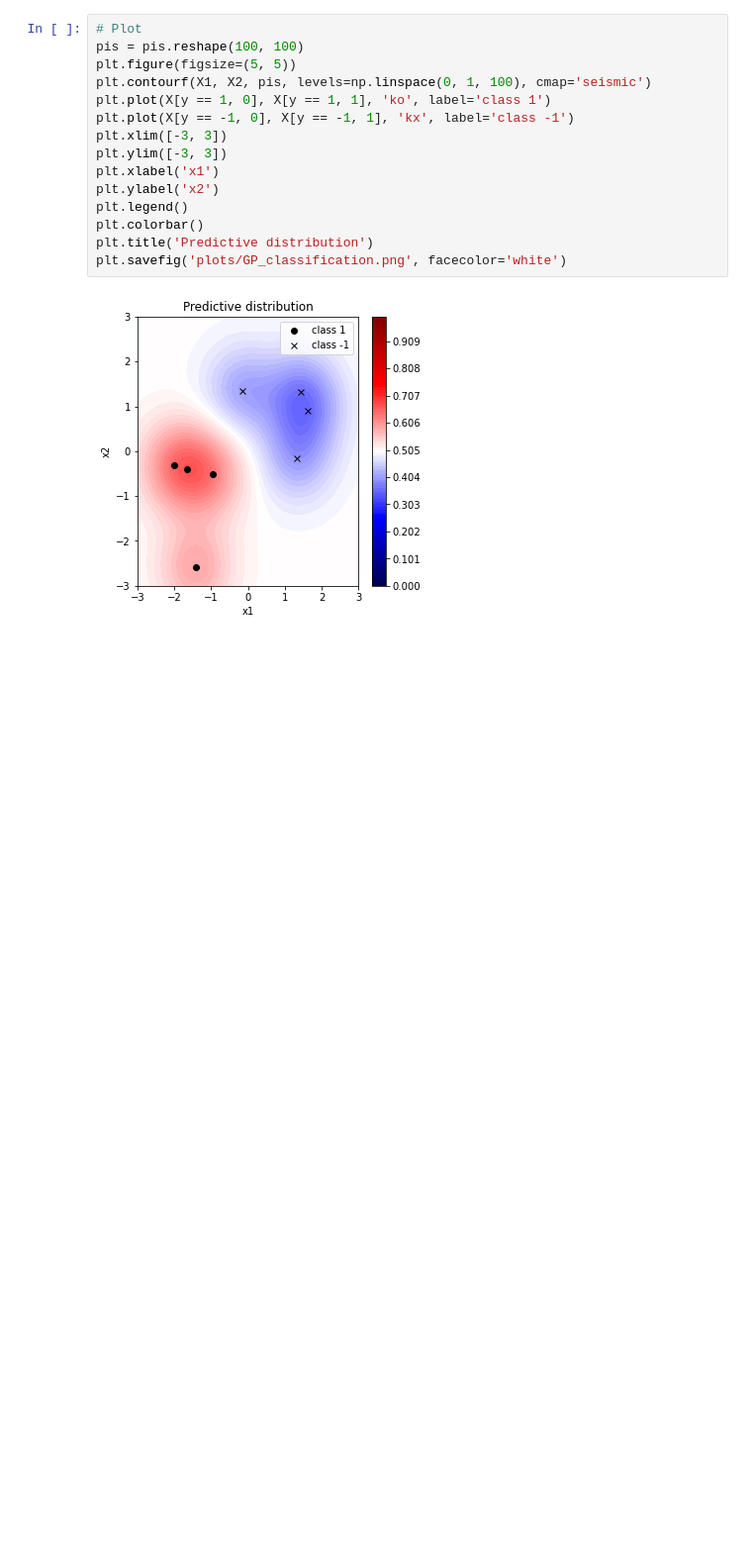
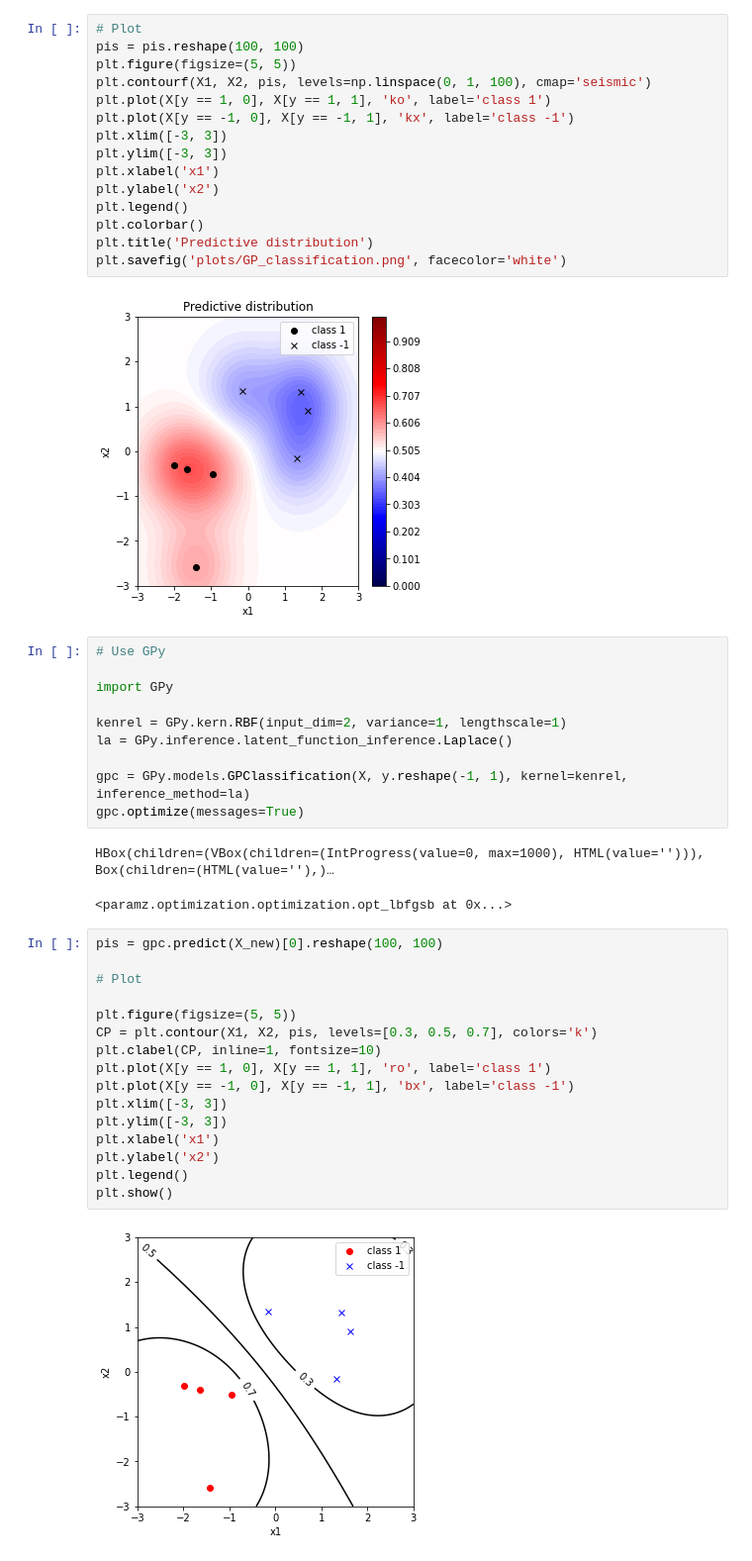
Before and after one commit to ddangchani/Supplements, a Jupyter notebook: Statistical Learning/GP classification.ipynb, the cells around one changed output. Shown: that part at 99% size. Drawn from its saved outputs; the diff is of its cells as text; blank space fills up the shorter version.

```diff
--- a/Statistical Learning/GP classification.ipynb
+++ b/Statistical Learning/GP classification.ipynb
@@ -121,3 +123,34 @@ plt.title('Predictive distribution')
 plt.savefig('plots/GP_classification.png', facecolor='white')
 # %% [output]
 [figure]
+# %%
+# Use GPy
+
+import GPy
+
+kenrel = GPy.kern.RBF(input_dim=2, variance=1, lengthscale=1)
+la = GPy.inference.latent_function_inference.Laplace()
+
+gpc = GPy.models.GPClassification(X, y.reshape(-1, 1), kernel=kenrel, inference_method=la)
+gpc.optimize(messages=True)
+# %% [output]
+HBox(children=(VBox(children=(IntProgress(value=0, max=1000), HTML(value=''))), Box(children=(HTML(value=''),)…
+<paramz.optimization.optimization.opt_lbfgsb at 0x...>
+# %%
+pis = gpc.predict(X_new)[0].reshape(100, 100)
+
+# Plot
+
+plt.figure(figsize=(5, 5))
+CP = plt.contour(X1, X2, pis, levels=[0.3, 0.5, 0.7], colors='k')
+plt.clabel(CP, inline=1, fontsize=10)
+plt.plot(X[y == 1, 0], X[y == 1, 1], 'ro', label='class 1')
+plt.plot(X[y == -1, 0], X[y == -1, 1], 'bx', label='class -1')
+plt.xlim([-3, 3])
+plt.ylim([-3, 3])
+plt.xlabel('x1')
+plt.ylabel('x2')
+plt.legend()
+plt.show()
+# %% [output]
+[figure, added]
```
Also changed, not shown: parts of 2 cells of this notebook, 7 other files.
